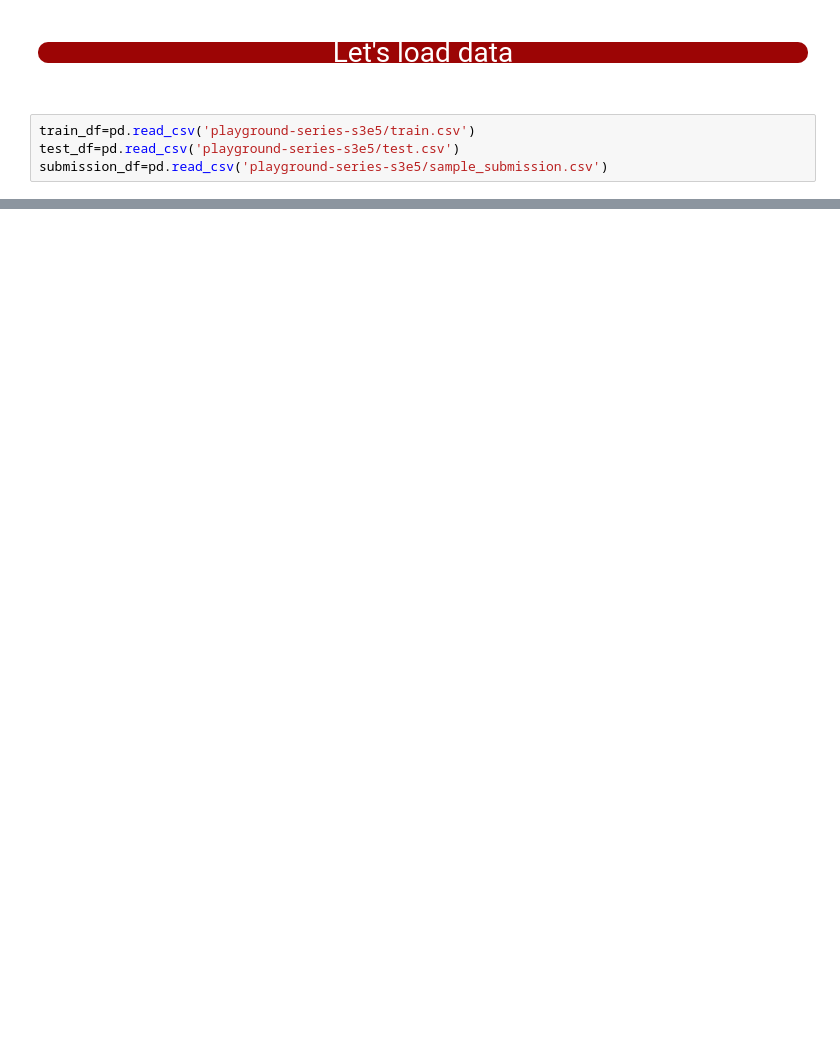
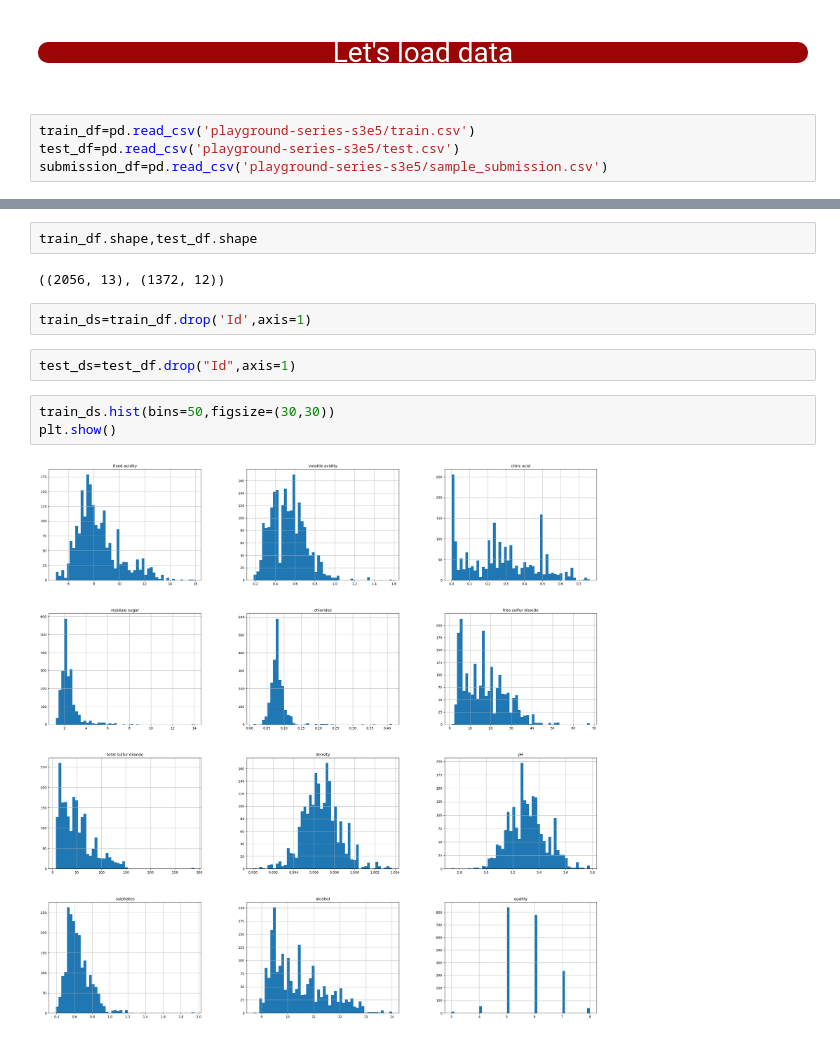
Before and after one commit to Dharmesh-IT/ML-Practice, a Jupyter notebook: kaggle/s3e5/Playground Series Season 3, Episode 5.ipynb, the cells around one changed output, grey strips where cells are left out. Drawn from its saved outputs; the diff is of its cells as text; blank space fills up the shorter version.

```diff
--- a/kaggle/s3e5/Playground Series Season 3, Episode 5.ipynb
+++ b/kaggle/s3e5/Playground Series Season 3, Episode 5.ipynb
@@ -52,0 +113,13 @@ submission_df=pd.read_csv('playground-series-s3e5/sample_submission.csv')
+# %%
+train_df.shape,test_df.shape
+# %% [output]
+((2056, 13), (1372, 12))
+# %%
+train_ds=train_df.drop('Id',axis=1)
+# %%
+test_ds=test_df.drop("Id",axis=1)
+# %%
+train_ds.hist(bins=50,figsize=(30,30))
+plt.show()
+# %% [output]
+[figure, added]
```
Also changed, not shown: parts of 45 cells of this notebook, 1 other file.
